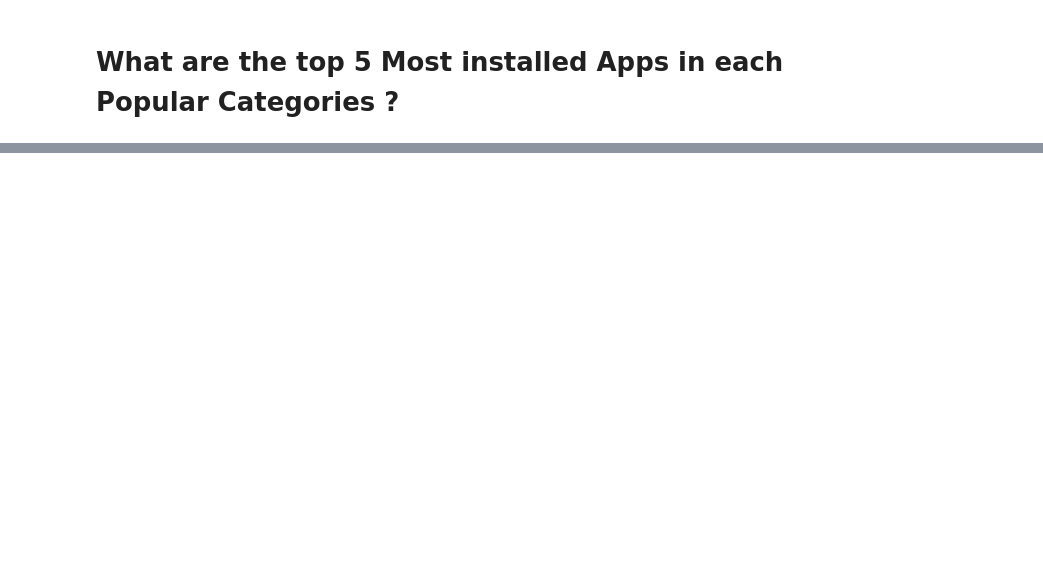
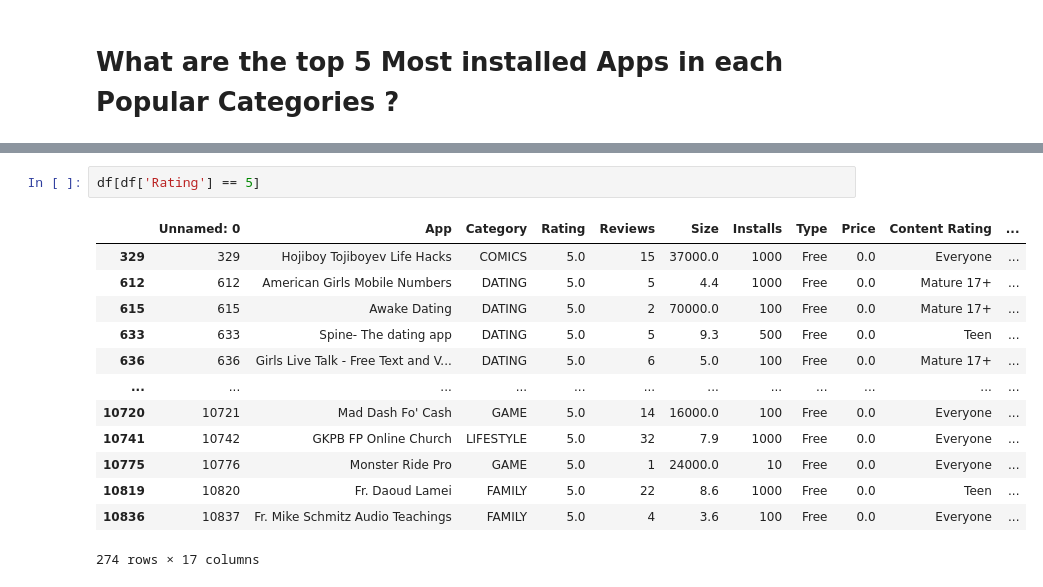
Before and after one commit to Codegemini1/702, a Jupyter notebook: EDA_5.ipynb, the cells around one changed output, grey strips where cells are left out. Saved outputs shown, nothing was run; the diff lists cells and outputs as text; blank space fills up the shorter version.

```diff
--- a/EDA_5.ipynb
+++ b/EDA_5.ipynb
@@ -121,0 +239,16 @@ Name: Installs, Length: 9744, dtype: int64
+# %%
+df[df['Rating'] == 5]
+# %% [output]
+|  | Unnamed: 0 | App | Category | Rating | Reviews | Size | Installs | Type | Price | Content Rating | ... |
+| 329 | 329 | Hojiboy Tojiboyev Life Hacks | COMICS | 5.0 | 15 | 37000.0 | 1000 | Free | 0.0 | Everyone | ... |
+| 612 | 612 | American Girls Mobile Numbers | DATING | 5.0 | 5 | 4.4 | 1000 | Free | 0.0 | Mature 17+ | ... |
+| 615 | 615 | Awake Dating | DATING | 5.0 | 2 | 70000.0 | 100 | Free | 0.0 | Mature 17+ | ... |
+| 633 | 633 | Spine- The dating app | DATING | 5.0 | 5 | 9.3 | 500 | Free | 0.0 | Teen | ... |
+| 636 | 636 | Girls Live Talk - Free Text and V... | DATING | 5.0 | 6 | 5.0 | 100 | Free | 0.0 | Mature 17+ | ... |
+| ... | ... | ... | ... | ... | ... | ... | ... | ... | ... | ... | ... |
+| 10720 | 10721 | Mad Dash Fo' Cash | GAME | 5.0 | 14 | 16000.0 | 100 | Free | 0.0 | Everyone | ... |
+| 10741 | 10742 | GKPB FP Online Church | LIFESTYLE | 5.0 | 32 | 7.9 | 1000 | Free | 0.0 | Everyone | ... |
+| 10775 | 10776 | Monster Ride Pro | GAME | 5.0 | 1 | 24000.0 | 10 | Free | 0.0 | Everyone | ... |
+| 10819 | 10820 | Fr. Daoud Lamei | FAMILY | 5.0 | 22 | 8.6 | 1000 | Free | 0.0 | Teen | ... |
+| 10836 | 10837 | Fr. Mike Schmitz Audio Teachings | FAMILY | 5.0 | 4 | 3.6 | 100 | Free | 0.0 | Everyone | ... |
+274 rows × 17 columns
```
Also changed, not shown: parts of 26 cells of this notebook.
